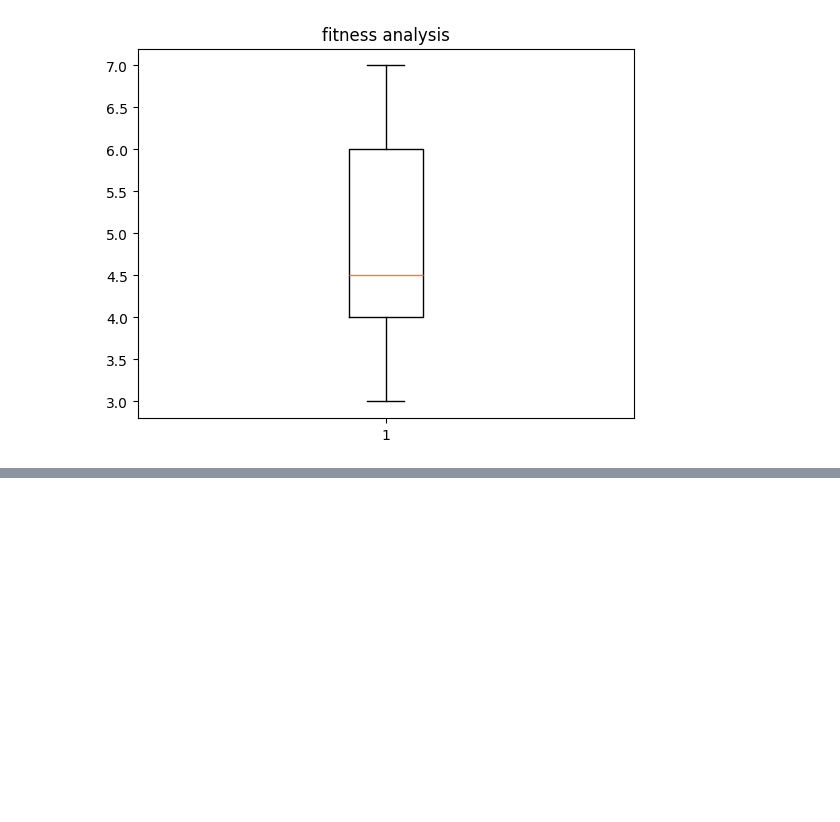
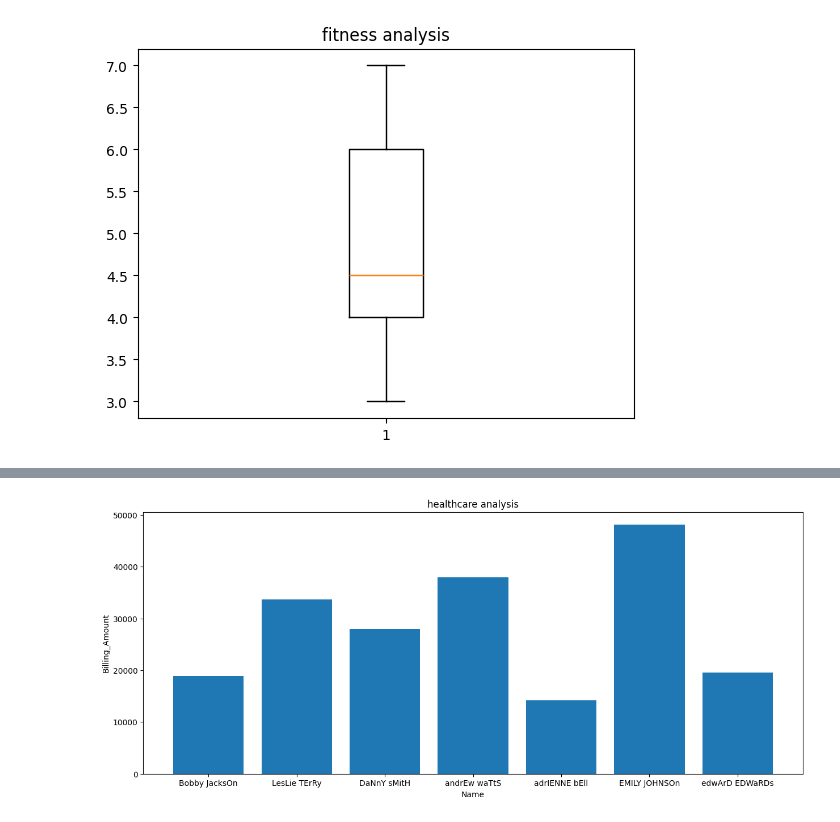
Before and after one commit to Udaythecoder/ethnotech, a Jupyter notebook: day_3.ipynb, the cells around one changed output, grey strips where cells are left out. Drawn from its saved outputs; the diff is of its cells as text; code cells hidden in the pictures; blank space fills up the shorter version.

```diff
--- a/day_3.ipynb
+++ b/day_3.ipynb
@@ -97,0 +142,17 @@ plt.show()
+# %%
+import pandas as pd
+import matplotlib.pyplot as plt
+
+data=pd.read_csv('/content/healthcare_dataset.csv')
+data.dropna(inplace=True)
+data.drop_duplicates(inplace=True)
+
+plt.figure(figsize=(15,6))
+data1=data.head(7)
+plt.bar(data1['Name'],data1['Billing Amount'])
+plt.xlabel("Name")
+plt.ylabel("Billing_Amount")
+plt.title("healthcare analysis")
+plt.show()
+# %% [output]
+[figure, added]
```
Also changed, not shown: parts of 10 cells of this notebook.
